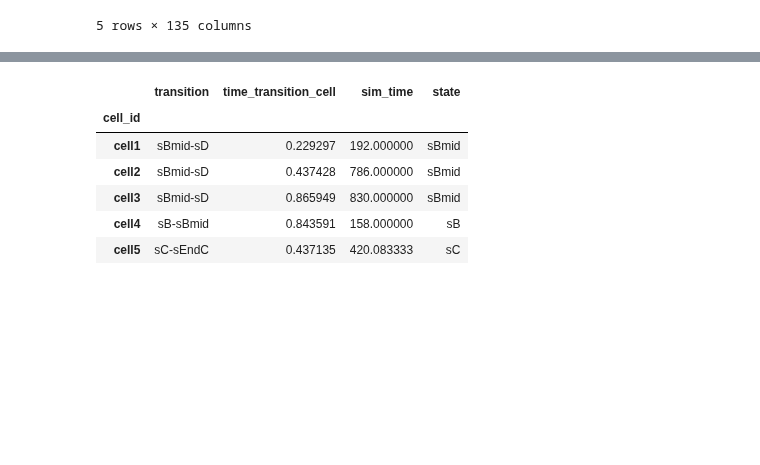
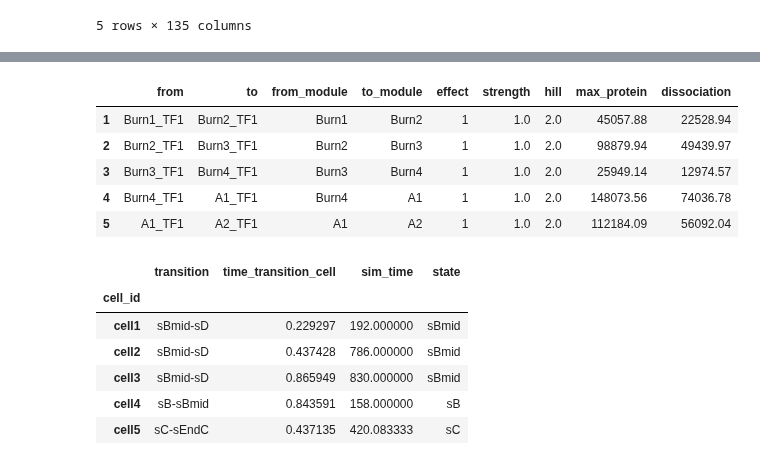
Before and after one commit to DavidWild02/BachelorThesis-ML-Gene-Interactions, a Jupyter notebook: src/PrepareSyntheticData.ipynb, the cells around one changed output, grey strips where cells are left out. Drawn from its saved outputs; the diff is of its cells as text; code cells hidden in the pictures; blank space fills up the shorter version.

```diff
--- a/src/PrepareSyntheticData.ipynb
+++ b/src/PrepareSyntheticData.ipynb
@@ -25,3 +36,12 @@ df_counts_mrna.head()
+# %%
+df_feature_network.head()
+# %% [output]
+|  | from | to | from_module | to_module | effect | strength | hill | max_protein | dissociation |
+| 1 | Burn1_TF1 | Burn2_TF1 | Burn1 | Burn2 | 1 | 1.0 | 2.0 | 45057.88 | 22528.94 |
+| 2 | Burn2_TF1 | Burn3_TF1 | Burn2 | Burn3 | 1 | 1.0 | 2.0 | 98879.94 | 49439.97 |
+| 3 | Burn3_TF1 | Burn4_TF1 | Burn3 | Burn4 | 1 | 1.0 | 2.0 | 25949.14 | 12974.57 |
+| 4 | Burn4_TF1 | A1_TF1 | Burn4 | A1 | 1 | 1.0 | 2.0 | 148073.56 | 74036.78 |
+| 5 | A1_TF1 | A2_TF1 | A1 | A2 | 1 | 1.0 | 2.0 | 112184.09 | 56092.04 |
 # %%
 df_cell_info["transition"] = df_cell_info["from"] + "-" + df_cell_info["to"]
 df_cell_info["state"] = df_cell_info["from"]
```
Also changed, not shown: parts of 6 cells of this notebook, 4 other files.
